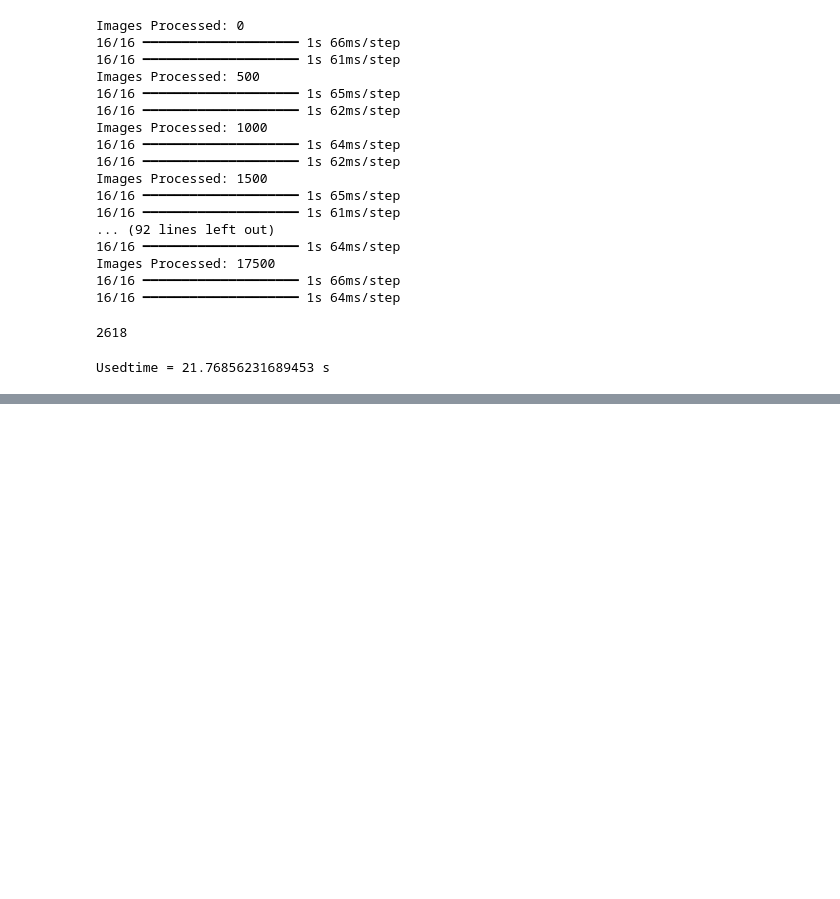
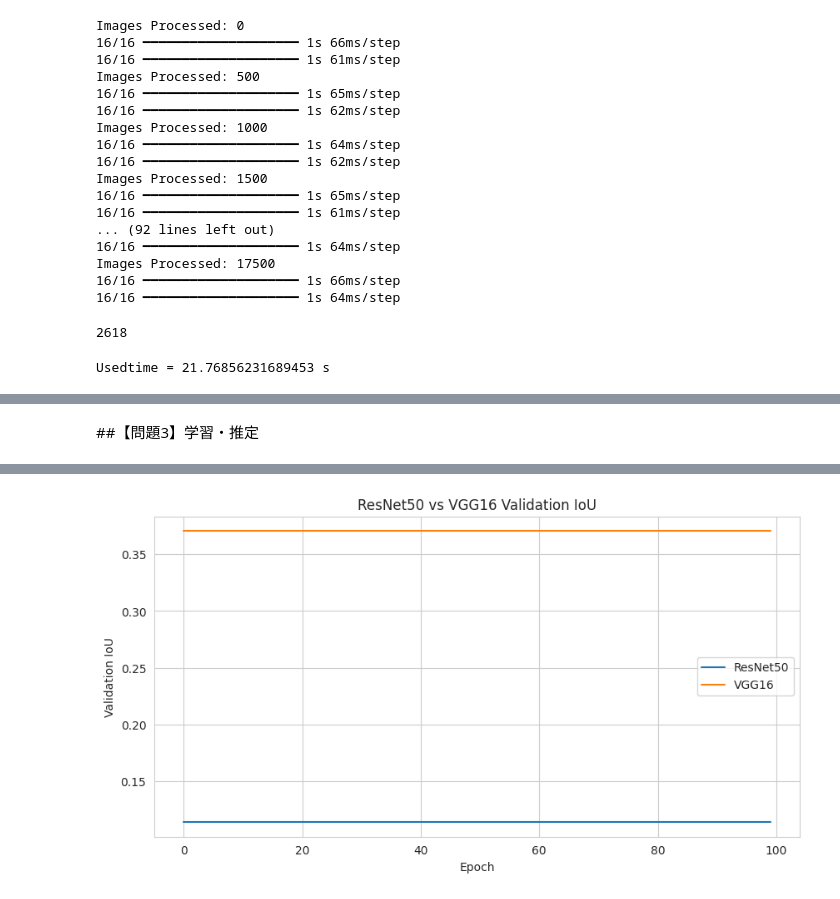
Before and after one commit to MajiroZ/for_git_study, a Jupyter notebook: ResNet_&_VGG.ipynb, the cells around one changed output, grey strips where cells are left out. Drawn from its saved outputs; the diff is of its cells as text; code cells hidden in the pictures; blank space fills up the shorter version.

```diff
--- a/ResNet_&_VGG.ipynb
+++ b/ResNet_&_VGG.ipynb
@@ -874,0 +1008,68 @@ sub.to_csv('resnet50_pretrained_submission.csv')
+# %% [markdown]
+##【問題3】学習・推定
+# %%
+# prompt: ResNetとVGG双方での推定
+
+from tensorflow.keras.applications import ResNet50, VGG16
+from tensorflow.keras import layers
+from tensorflow.keras import Model
+from tensorflow.keras.optimizers import Adam
+from tensorflow.keras.callbacks import ModelCheckpoint, ReduceLROnPlateau
+import matplotlib.pyplot as plt
+
+# Assuming x_train, y_train, x_valid, y_valid, img_size_target, epochs, batch_size, and my_iou_metric are defined
+
+# --- ResNet50 Model ---
+print("Training ResNet50 model...")
+base_model_resnet = ResNet50(include_top=False, input_shape=(128, 128, 3), weights=None)
+x_resnet = base_model_resnet.output
+x_resnet = layers.UpSampling2D(size=(32, 32))(x_resnet)
+x_resnet = layers.Conv2D(1, (1, 1), activation='sigmoid')(x_resnet)
+model_resnet = Model(inputs=base_model_resnet.input, outputs=x_resnet)
+model_resnet.compile(optimizer=Adam(learning_rate=0.001), loss='binary_crossentropy', metrics=[my_iou_metric])
+
+model_checkpoint_resnet = ModelCheckpoint("./best_model_resnet.keras", monitor='val_my_iou_metric', mode='max', save_best_only=True, verbose=1)
+reduce_lr_resnet = ReduceLROnPlateau(factor=0.1, patience=4, min_lr=0.00001, verbose=1)
+
+history_resnet = model_resnet.fit(x_train, y_train,
+                                  validation_data=[x_valid, y_valid],
+                                  epochs=epochs,
+                                  batch_size=batch_size,
+                                  callbacks=[model_checkpoint_resnet, reduce_lr_resnet],
+                                  shuffle=True, verbose=2)
+
+# --- VGG16 Model ---
+print("\nTraining VGG16 model...")
+base_model_vgg = VGG16(include_top=False, input_shape=(128, 128, 3), weights=None)
+x_vgg = base_model_vgg.output
+x_vgg = layers.UpSampling2D(size=(32, 32))(x_vgg)
+x_vgg = layers.Conv2D(1, (1, 1), activation='sigmoid')(x_vgg)
+model_vgg = Model(inputs=base_model_vgg.input, outputs=x_vgg)
+model_vgg.compile(optimizer=Adam(learning_rate=0.001), loss='binary_crossentropy', metrics=[my_iou_metric])
+
+model_checkpoint_vgg = ModelCheckpoint("./best_model_vgg.keras", monitor='val_my_iou_metric', mode='max', save_best_only=True, verbose=1)
+reduce_lr_vgg = ReduceLROnPlateau(factor=0.1, patience=4, min_lr=0.00001, verbose=1)
+
+history_vgg = model_vgg.fit(x_train, y_train,
+                            validation_data=[x_valid, y_valid],
+                            epochs=epochs,
+                            batch_size=batch_size,
+                            callbacks=[model_checkpoint_vgg, reduce_lr_vgg],
+                            shuffle=True, verbose=2)
+
+
+# --- Comparison ---
+print("\nComparing ResNet50 and VGG16 Performance:")
+# Compare the results (e.g., IoU scores, training time, etc.)
+print("ResNet50 best validation IoU:", max(history_resnet.history['val_my_iou_metric']))
+print("VGG16 best validation IoU:", max(history_vgg.history['val_my_iou_metric']))
+
+plt.figure(figsize=(10, 5))
+plt.plot(history_resnet.history['val_my_iou_metric'], label='ResNet50')
+plt.plot(history_vgg.history['val_my_iou_metric'], label='VGG16')
+plt.xlabel('Epoch')
+plt.ylabel('Validation IoU')
+plt.title('ResNet50 vs VGG16 Validation IoU')
+plt.legend()
+plt.show()
+# %% [output]
@@ -874,0 +1093 @@ sub.to_csv('resnet50_pretrained_submission.csv')
+[figure, added]
```
Also changed, not shown: parts of 5 cells of this notebook.
